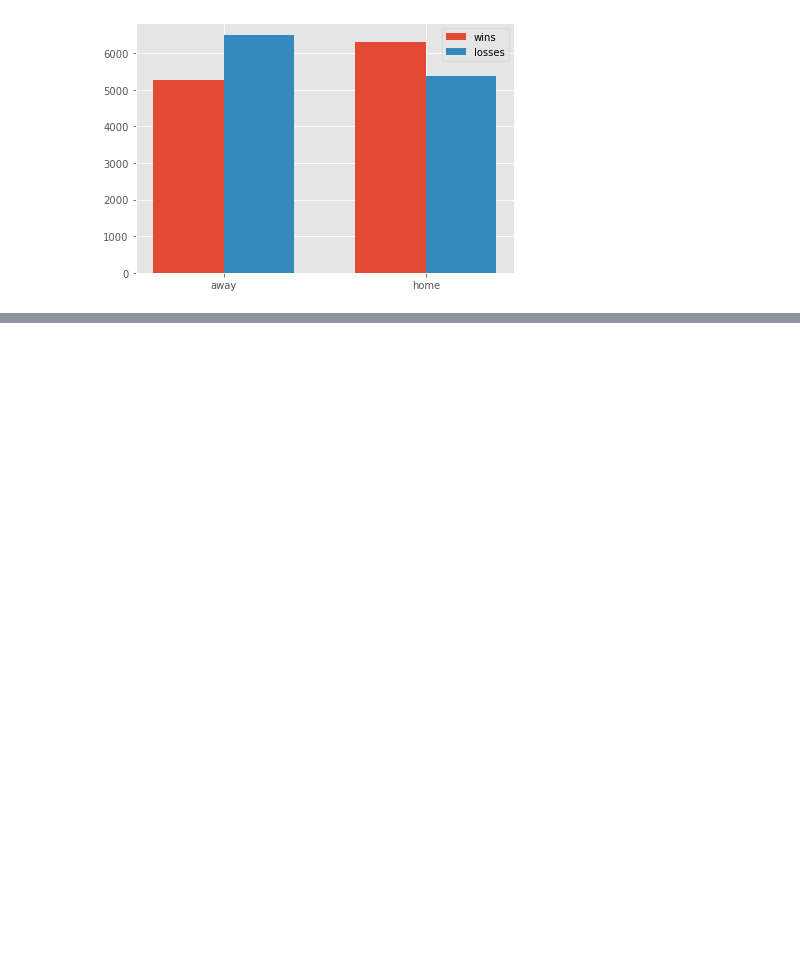
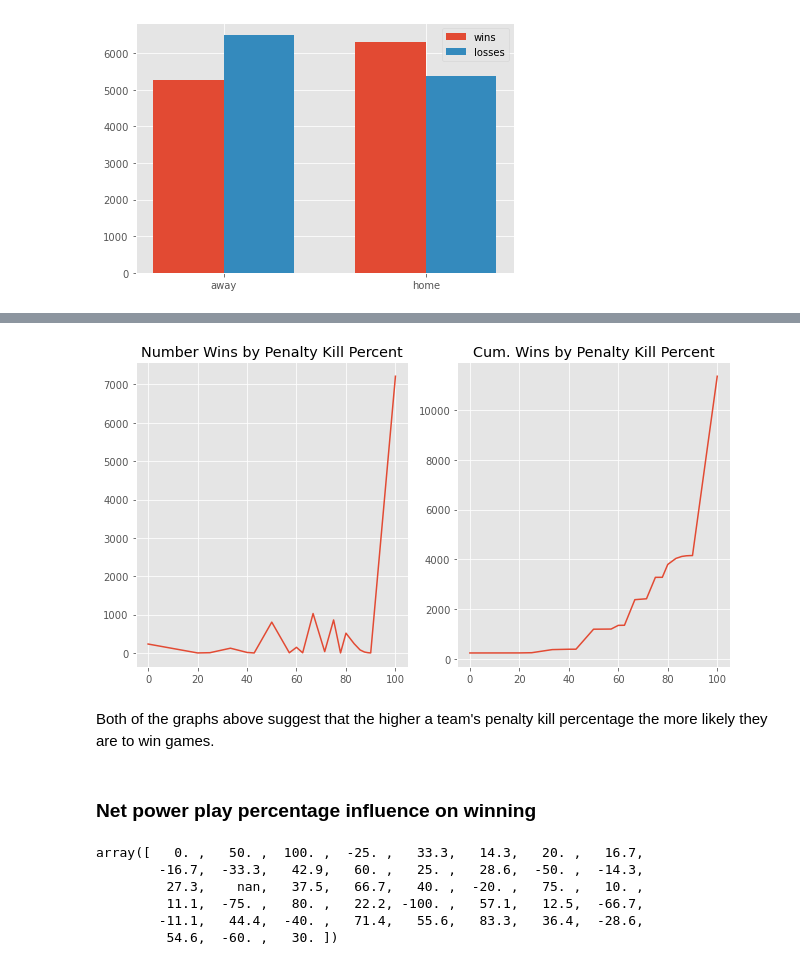
Before and after one commit to jkh-code/nhl-win-factors-analysis, a Jupyter notebook: notebooks/nhl-win-factors-analysis-eda.ipynb, the cells around one changed output, grey strips where cells are left out. Drawn from its saved outputs; the diff is of its cells as text; code cells hidden in the pictures; blank space fills up the shorter version.

```diff
--- a/notebooks/nhl-win-factors-analysis-eda.ipynb
+++ b/notebooks/nhl-win-factors-analysis-eda.ipynb
@@ -225,0 +288,6 @@ fig.tight_layout()
+# %%
+# pp_data = df[['outcome', 'gp', 'pp_percent']].groupby(['outcome', 'pp_percent']).sum().reset_index()
+pk_data = df.loc[df['outcome']=='Win', ['pk_percent', 'gp']].groupby('pk_percent')
+pk_data = pk_data.sum().reset_index()
+pk_data['cum_wins'] = pk_data['gp'].cumsum()
+pk_data.head(5)
@@ -225,0 +301,26 @@ fig.tight_layout()
+# %%
+# fig, axs = plt.subplots(1, 2, sharex=True, sharey=True, figsize=(9, 5))
+fig, axs = plt.subplots(1, 2, figsize=(9, 5))
+
+axs[0].plot(pk_data['pk_percent'], pk_data['gp'])
+axs[0].set_title('Number Wins by Penalty Kill Percent')
+
+axs[1].plot(pk_data['pk_percent'], pk_data['cum_wins'])
+axs[1].set_title('Cum. Wins by Penalty Kill Percent')
+
+fig.tight_layout()
+# %% [output]
+[figure, added]
+# %% [markdown]
+Both of the graphs above suggest that the higher a team's penalty kill percentage the more likely they are to win games.
+# %% [markdown]
+### Net power play percentage influence on winning
+# %%
+df['pp_net_percent'].unique()
+# %% [output]
+array([   0. ,   50. ,  100. ,  -25. ,   33.3,   14.3,   20. ,   16.7,
+        -16.7,  -33.3,   42.9,   60. ,   25. ,   28.6,  -50. ,  -14.3,
+         27.3,    nan,   37.5,   66.7,   40. ,  -20. ,   75. ,   10. ,
+         11.1,  -75. ,   80. ,   22.2, -100. ,   57.1,   12.5,  -66.7,
+        -11.1,   44.4,  -40. ,   71.4,   55.6,   83.3,   36.4,  -28.6,
+         54.6,  -60. ,   30. ])
```
Also changed, not shown: parts of 18 cells of this notebook.
